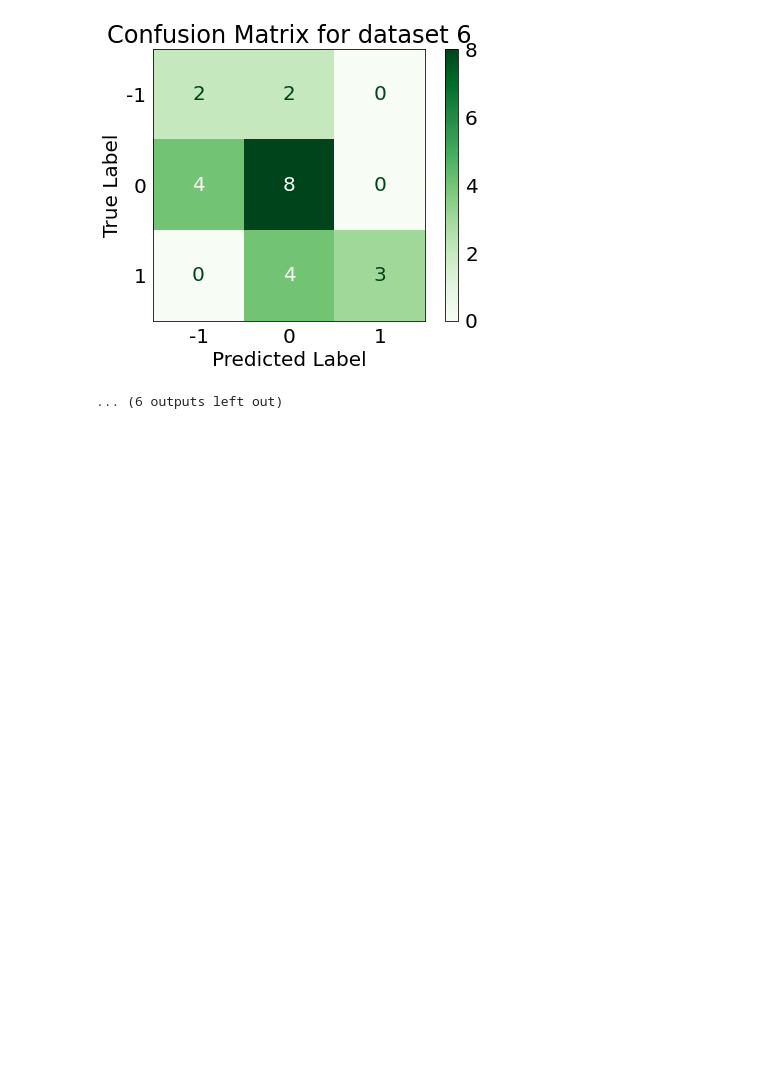
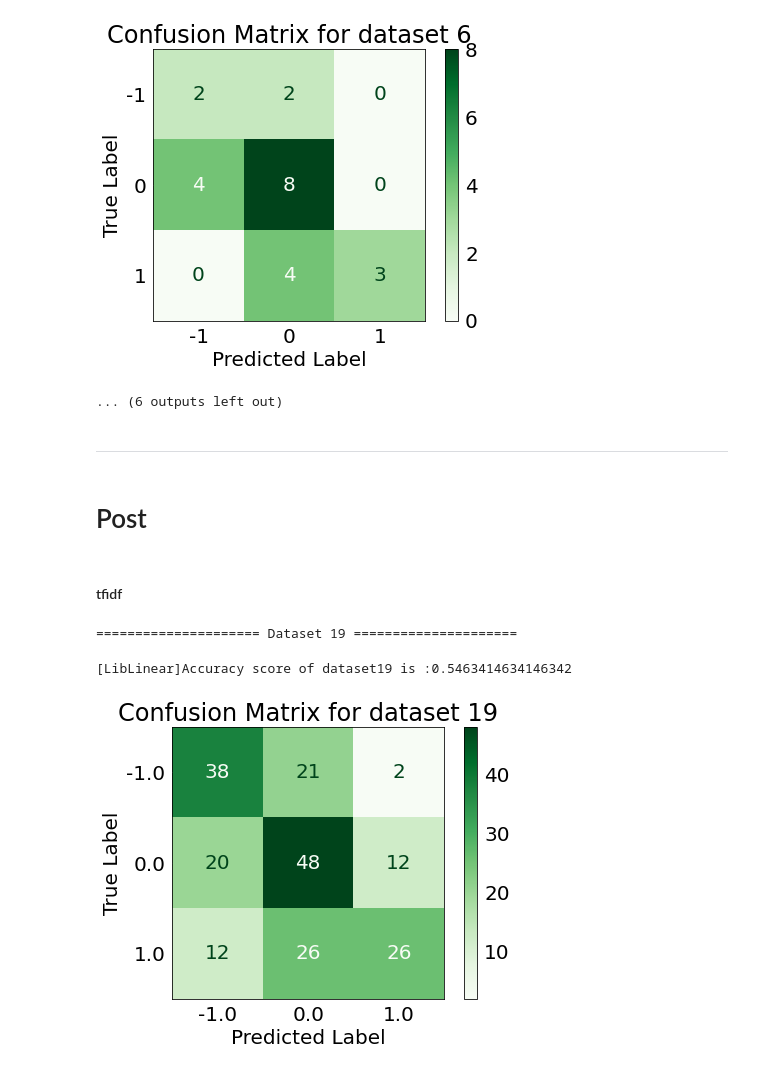
Before and after one commit to AR-Mustakim/ML-SL, a Jupyter notebook: P4_TwitterSentimentAnalysisMalayLanguage_SentimentAnalysis.ipynb, the cells around one changed output. Saved outputs shown, nothing was run; the diff lists cells and outputs as text; code cells hidden in the pictures; blank space fills up the shorter version.

```diff
--- a/P4_TwitterSentimentAnalysisMalayLanguage_SentimentAnalysis.ipynb
+++ b/P4_TwitterSentimentAnalysisMalayLanguage_SentimentAnalysis.ipynb
@@ -334,3 +334,15 @@ Accuracy score of dataset5 is :0.8
 Accuracy score of dataset6 is :0.5652173913043478
 [figure]
 ... (6 outputs left out)
+# %% [markdown]
+---
+# %% [markdown]
+# Post
+# %% [markdown]
+#### tfidf
+# %%
+multipleDataClassification(19,19,logR_model)
+# %% [output]
+===================== Dataset 19 =====================
+[LibLinear]Accuracy score of dataset19 is :0.5463414634146342
+[figure, added]
```
Also changed, not shown: parts of 6 cells of this notebook.
